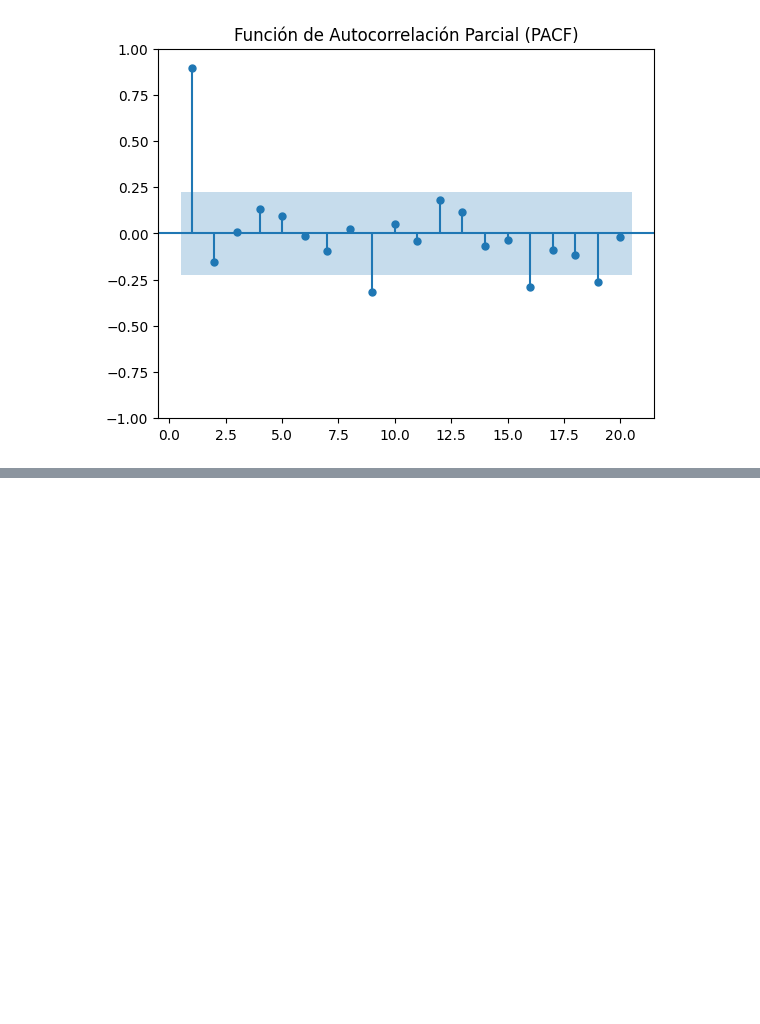
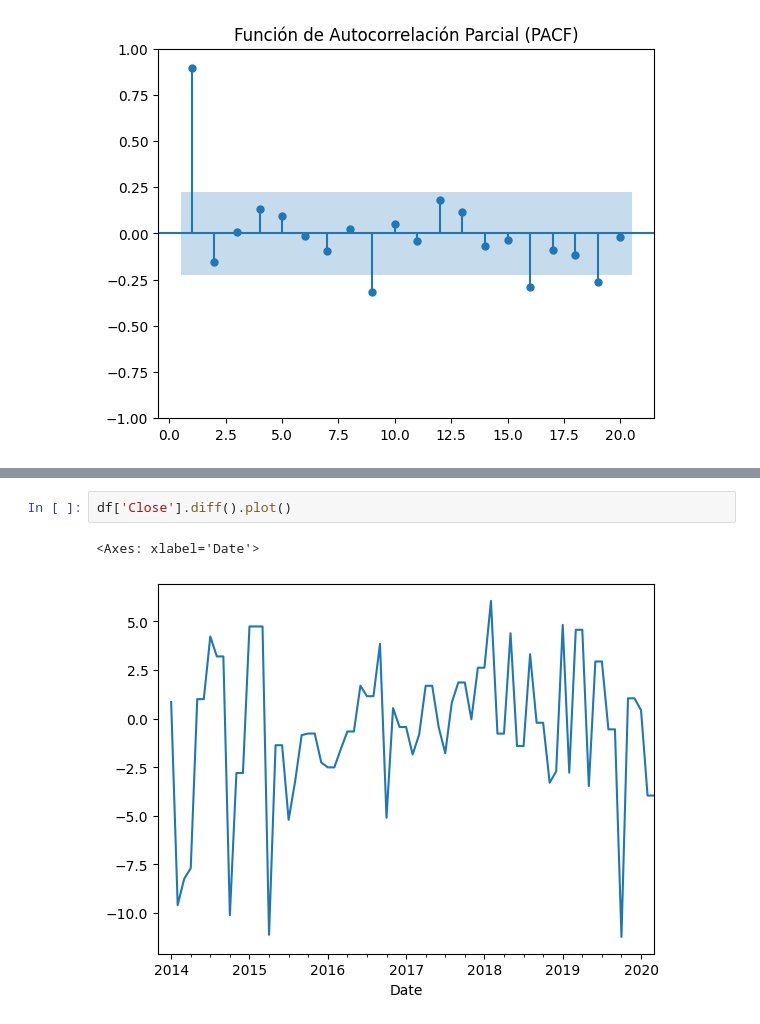
Before and after one commit to stevenjse/Series-Temporales, a Jupyter notebook: propiedades de series.ipynb, the cells around one changed output, grey strips where cells are left out. Cells and saved outputs as stored; diff of their text form; blank space fills up the shorter version.

```diff
--- a/series.ipynb
+++ b/propiedades de series.ipynb
@@ -152,0 +172,5 @@ plt.show()
+# %%
+df['Close'].diff().plot()
+# %% [output]
+<Axes: xlabel='Date'>
+[figure, added]
```
Also changed, not shown: parts of 2 cells of this notebook, 3 other files.
